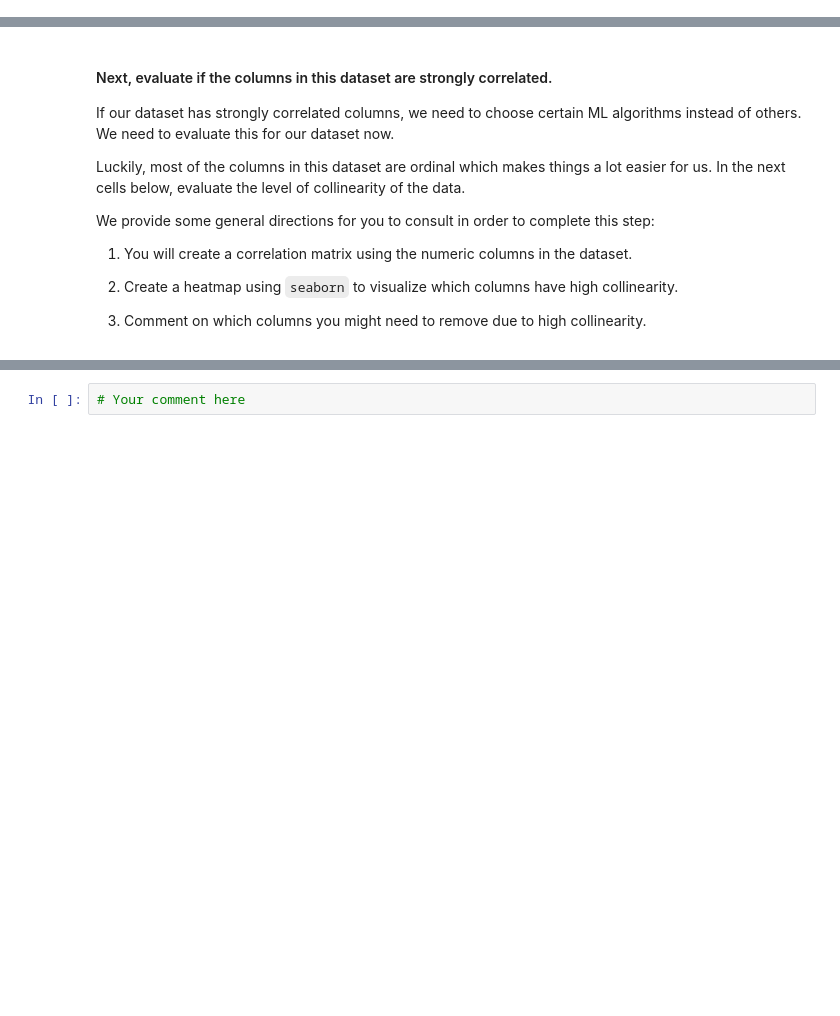
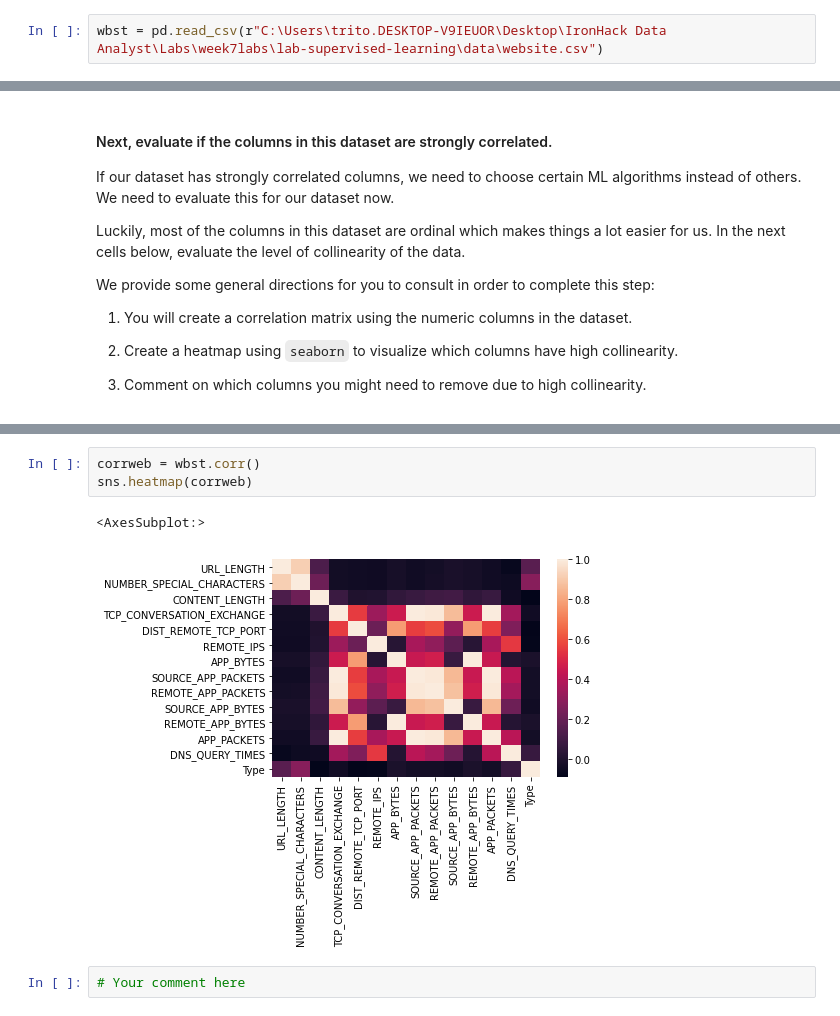
Before and after one commit to ta-data-remote/lab-supervised-learning, a Jupyter notebook: your-code/main.ipynb, the cells around one changed output, grey strips where cells are left out. Cells and saved outputs as stored; diff of their text form; blank space fills up the shorter version.

```diff
--- a/your-code/main.ipynb
+++ b/your-code/main.ipynb
@@ -11,6 +16,8 @@ In this lab, we will explore a dataset that describes websites with different fe
 # Challenge 1 - Explore The Dataset
 
 Let's start by exploring the dataset. First load the data file:
+# %%
+wbst = pd.read_csv(r"C:\Users\trito.DESKTOP-V9IEUOR\Desktop\IronHack Data Analyst\Labs\week7labs\lab-supervised-learning\data\website.csv")
 # %% [markdown]
 #### Explore the data from an bird's-eye view.
 
@@ -78,3 +105,9 @@ We provide some general directions for you to consult in order to complete this
+# %%
+corrweb = wbst.corr()
+sns.heatmap(corrweb)
+# %% [output]
+<AxesSubplot:>
+[figure, added]
 # %%
 # Your comment here
 # %% [markdown]
```
Also changed, not shown: parts of 92 cells of this notebook.
